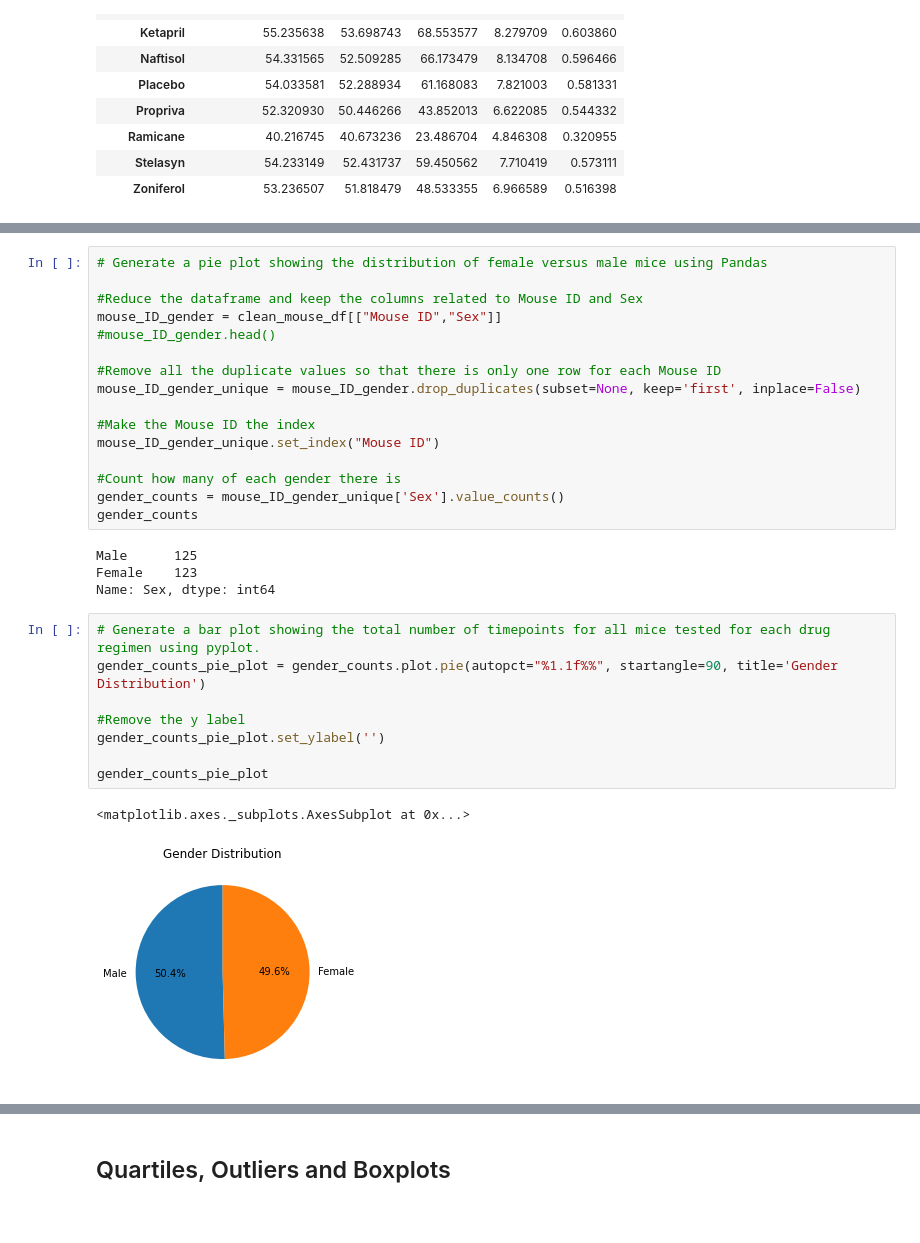
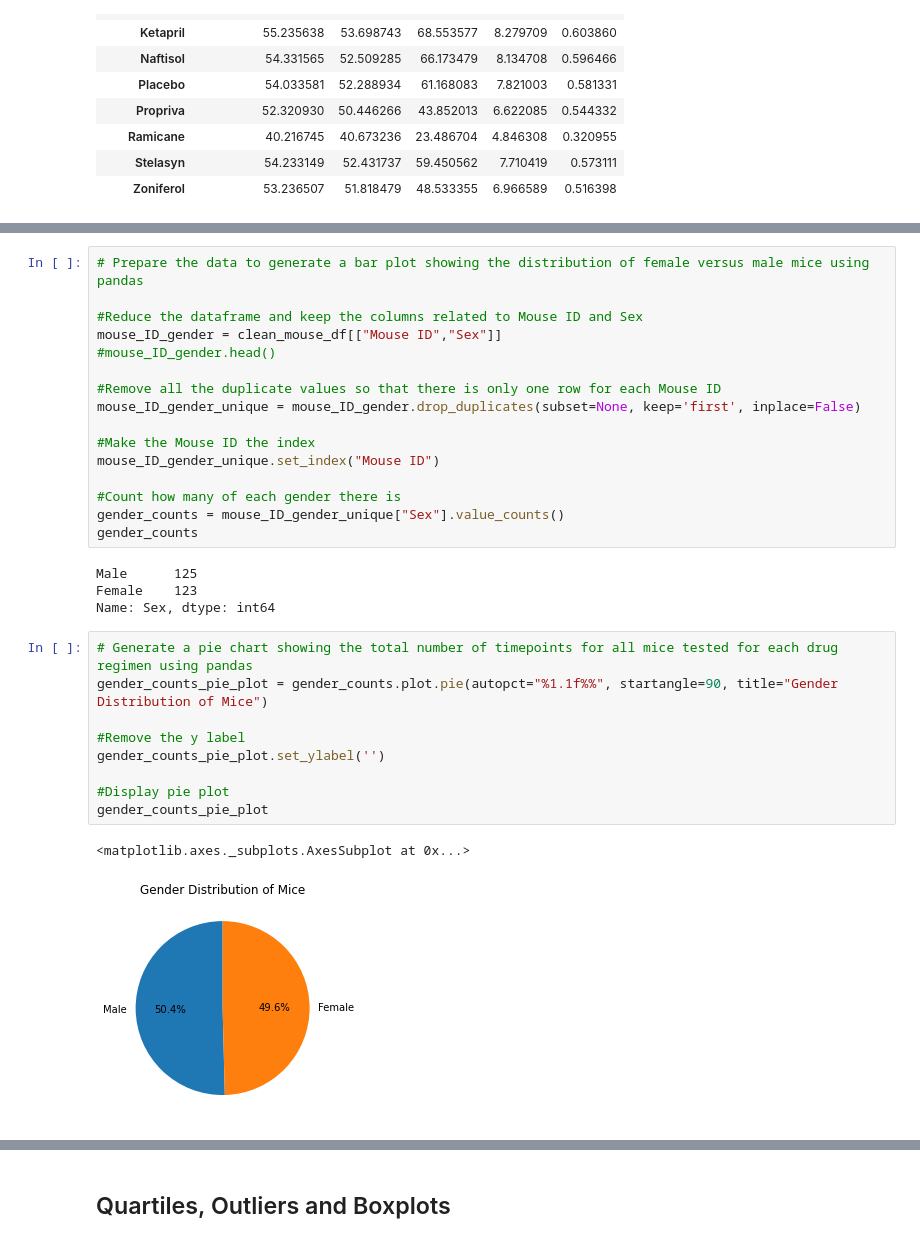
Before and after one commit to ambervanharskamp/matplotlib_challenge, a Jupyter notebook: Pymaceuticals/pymaceuticals_starter.ipynb, the cells around one changed output, grey strips where cells are left out. Saved outputs shown, nothing was run; the diff lists cells and outputs as text.

```diff
--- a/Pymaceuticals/pymaceuticals_starter.ipynb
+++ b/Pymaceuticals/pymaceuticals_starter.ipynb
@@ -191,5 +211,5 @@ plt.bar
 # %%
-# Generate a pie plot showing the distribution of female versus male mice using Pandas
+# Prepare the data to generate a bar plot showing the distribution of female versus male mice using pandas
 
 #Reduce the dataframe and keep the columns related to Mouse ID and Sex
 mouse_ID_gender = clean_mouse_df[["Mouse ID","Sex"]]
@@ -202,23 +222,24 @@ mouse_ID_gender_unique = mouse_ID_gender.drop_duplicates(subset=None, keep='firs
 mouse_ID_gender_unique.set_index("Mouse ID")
 
 #Count how many of each gender there is
-gender_counts = mouse_ID_gender_unique['Sex'].value_counts()
+gender_counts = mouse_ID_gender_unique["Sex"].value_counts()
 gender_counts
 # %% [output]
 Male      125
 Female    123
 Name: Sex, dtype: int64
 # %%
-# Generate a bar plot showing the total number of timepoints for all mice tested for each drug regimen using pyplot.
-gender_counts_pie_plot = gender_counts.plot.pie(autopct="%1.1f%%", startangle=90, title='Gender Distribution')
+# Generate a pie chart showing the total number of timepoints for all mice tested for each drug regimen using pandas
+gender_counts_pie_plot = gender_counts.plot.pie(autopct="%1.1f%%", startangle=90, title="Gender Distribution of Mice")
 
 #Remove the y label
 gender_counts_pie_plot.set_ylabel('')
 
+#Display pie plot
 gender_counts_pie_plot
 # %% [output]
 <matplotlib.axes._subplots.AxesSubplot at 0x...>
-[figure, old version]
+[figure, new version]
 # %%
 # Generate a pie plot showing the distribution of female versus male mice using pyplot
 plt.pie(gender_counts, labels=gender_counts.index.values, autopct="%1.1f%%", startangle=90)
```
Also changed, not shown: parts of 20 cells of this notebook.
